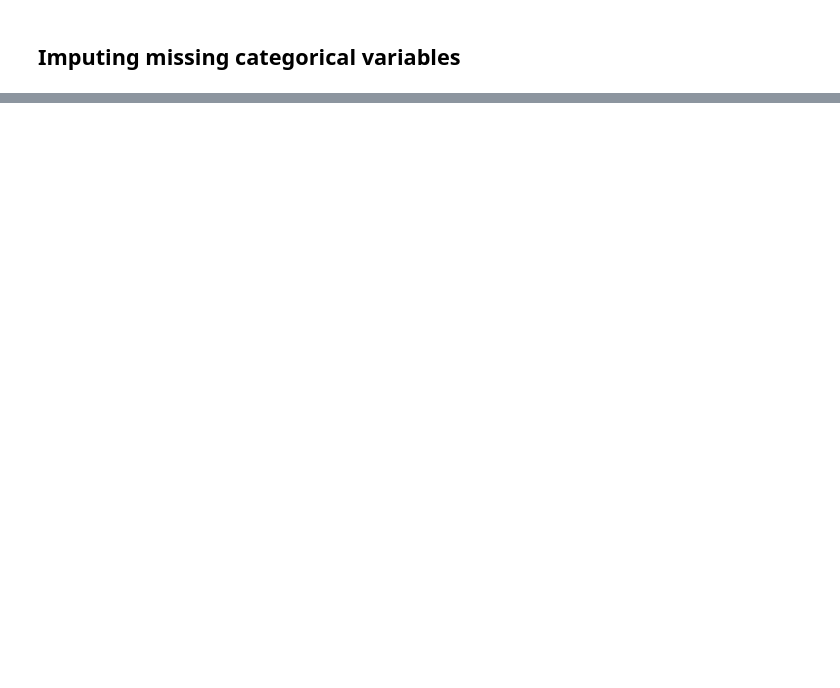
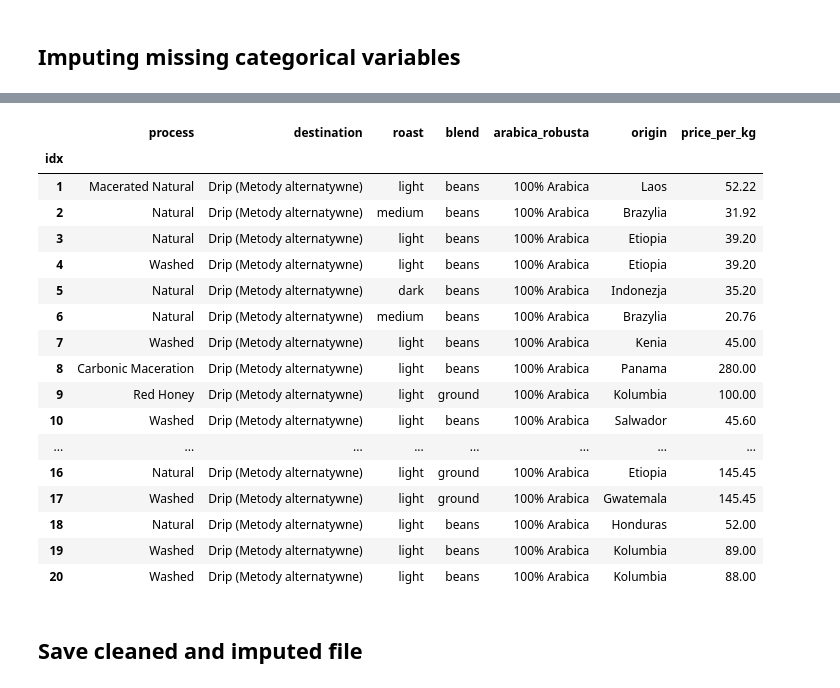
Before and after one commit to dominikacecylia/Coffee-regression-project, a Jupyter notebook: data-cleaning.ipynb, the cells around one changed output, grey strips where cells are left out. Drawn from its saved outputs; the diff is of its cells as text; code cells hidden in the pictures; blank space fills up the shorter version.

```diff
--- a/data-cleaning.ipynb
+++ b/data-cleaning.ipynb
@@ -393,0 +340,6 @@ coffee_df_imput.head(20)
+# %%
+for col in columns_for_imput: #round values not to have decimals in categories
+    knn_coffee_df[col] = knn_coffee_df[col].round(decimals=0)
+# %%
+knn_coffee_df.index = coffee_df_backup.index
+knn_coffee_df.head(20)
@@ -393,0 +367,3 @@ coffee_df_imput.head(20)
+# %%
+knn_coffee_df.replace(category_dict_decode, inplace=True)
+knn_coffee_df.head(20)
@@ -393,0 +399,3 @@ coffee_df_imput.head(20)
+# %%
+imputed_coffee_df = knn_coffee_df
+imputed_coffee_df
@@ -393,0 +417,24 @@ coffee_df_imput.head(20)
+# %%
+imputed_coffee_df['price_per_kg'] = coffee_df_backup['price_per_kg'] # add back the target value
+imputed_coffee_df.head(20)
+# %% [output]
+|  | process | destination | roast | blend | arabica_robusta | origin | price_per_kg |
+| idx |  |  |  |  |  |  |  |
+| 1 | Macerated Natural | Drip (Metody alternatywne) | light | beans | 100% Arabica | Laos | 52.22 |
+| 2 | Natural | Drip (Metody alternatywne) | medium | beans | 100% Arabica | Brazylia | 31.92 |
+| 3 | Natural | Drip (Metody alternatywne) | light | beans | 100% Arabica | Etiopia | 39.20 |
+| 4 | Washed | Drip (Metody alternatywne) | light | beans | 100% Arabica | Etiopia | 39.20 |
+| 5 | Natural | Drip (Metody alternatywne) | dark | beans | 100% Arabica | Indonezja | 35.20 |
+| 6 | Natural | Drip (Metody alternatywne) | medium | beans | 100% Arabica | Brazylia | 20.76 |
+| 7 | Washed | Drip (Metody alternatywne) | light | beans | 100% Arabica | Kenia | 45.00 |
+| 8 | Carbonic Maceration | Drip (Metody alternatywne) | light | beans | 100% Arabica | Panama | 280.00 |
+| 9 | Red Honey | Drip (Metody alternatywne) | light | ground | 100% Arabica | Kolumbia | 100.00 |
+| 10 | Washed | Drip (Metody alternatywne) | light | beans | 100% Arabica | Salwador | 45.60 |
+| ... | ... | ... | ... | ... | ... | ... | ... |
+| 16 | Natural | Drip (Metody alternatywne) | light | ground | 100% Arabica | Etiopia | 145.45 |
+| 17 | Washed | Drip (Metody alternatywne) | light | ground | 100% Arabica | Gwatemala | 145.45 |
+| 18 | Natural | Drip (Metody alternatywne) | light | beans | 100% Arabica | Honduras | 52.00 |
+| 19 | Washed | Drip (Metody alternatywne) | light | beans | 100% Arabica | Kolumbia | 89.00 |
+| 20 | Washed | Drip (Metody alternatywne) | light | beans | 100% Arabica | Kolumbia | 88.00 |
+# %% [markdown]
+## Save cleaned and imputed file
```
Also changed, not shown: parts of 20 cells of this notebook.
